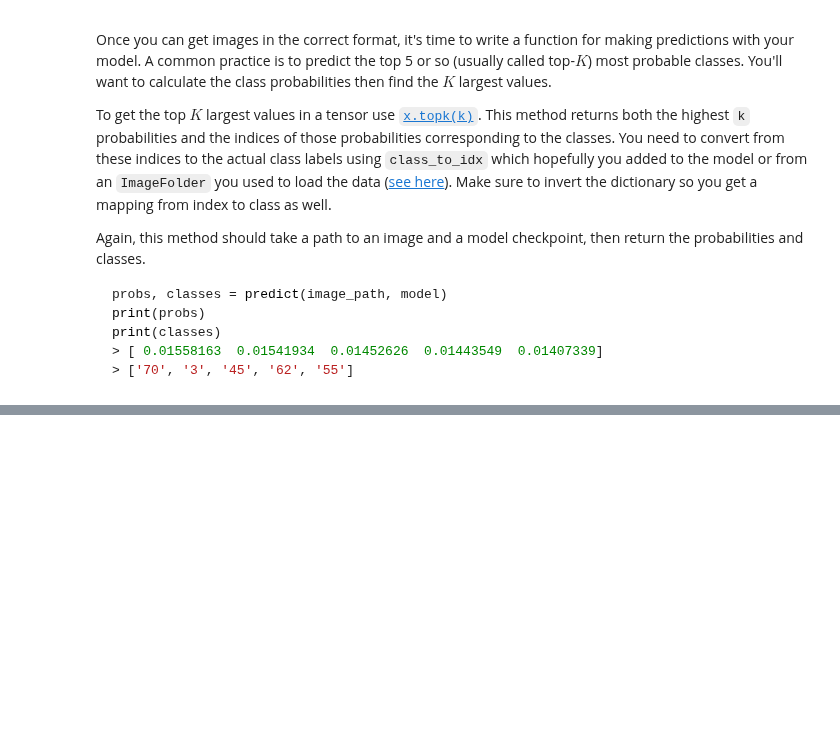
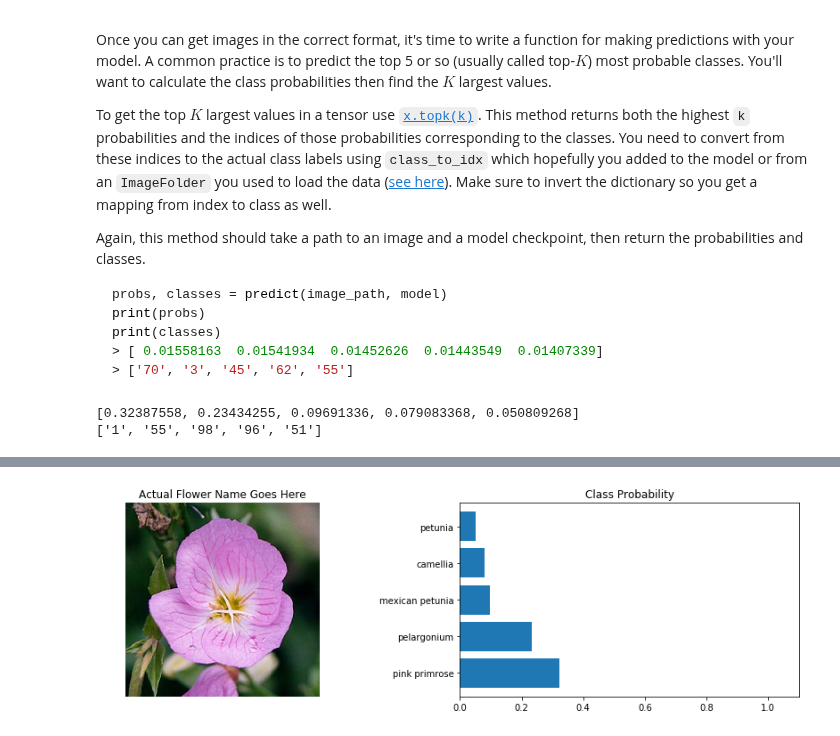
Before and after one commit to jeff-daniels/Udacity-Machine-Learning-Introduction-Nanodegree, a Jupyter notebook: Project 2: Image Classifier/Image Classifier Project.ipynb, the cells around one changed output, grey strips where cells are left out. Cells and saved outputs as stored; diff of their text form; code cells hidden in the pictures; blank space fills up the shorter version.

Commit message:
move functions to helper and run

```diff
--- a/Project 2: Image Classifier/Image Classifier Project.ipynb
+++ b/Project 2: Image Classifier/Image Classifier Project.ipynb
@@ -162,7 +187,7 @@ helper.save_checkpoint(chkpt_filepath, perf_filepath,
 At this point it's good to write a function that can load a checkpoint and rebuild the model. That way you can come back to this project and keep working on it without having to retrain the network.
 # %%
 # Write a function that loads a checkpoint and rebuilds the model
-model, device, architecture, performance_dict, mapping_dict = helper.load_checkpoint(filepath, gpu=True)
+model, device, architecture, performance_dict, mapping_dict = helper.load_checkpoint(chkpt_filepath, gpu=True)
 # %% [markdown]
 # Inference for classification
 
@@ -239,11 +268,15 @@ print(classes)
 # %%
 # Load a model, an image, and make a prediction
 image_path = 'flowers/train/1/image_06734.jpg'
+label_path = 'cat_to_name.json'
 
 model, device, architecture, performance_dict, mapping_dict = helper.load_checkpoint(chkpt_filepath, gpu=True)
-probs, classes = helper.predict(image_path, model, topk=5)
+probs, classes, flower_names = helper.predict(image_path, label_path, model, device, topk=5)
 print(probs)
 print(classes)
+# %% [output]
+[0.32387558, 0.23434255, 0.09691336, 0.079083368, 0.050809268]
+['1', '55', '98', '96', '51']
 # %% [markdown]
 ## Sanity Checking
 
@@ -255,4 +288,8 @@ You can convert from the class integer encoding to actual flower names with the
 # %%
 # Display an image along with the top 5 classes
 image_path = 'flowers/train/1/image_06734.jpg'
-helper.display_and_plot_classes(image_path, classes)
+label_path = 'cat_to_name.json'
+
+helper.display_and_plot_classes(image_path, probs, classes, flower_names)
+# %% [output]
+[figure, added]
```
Also changed, not shown: parts of 6 cells of this notebook, 1 other file.
